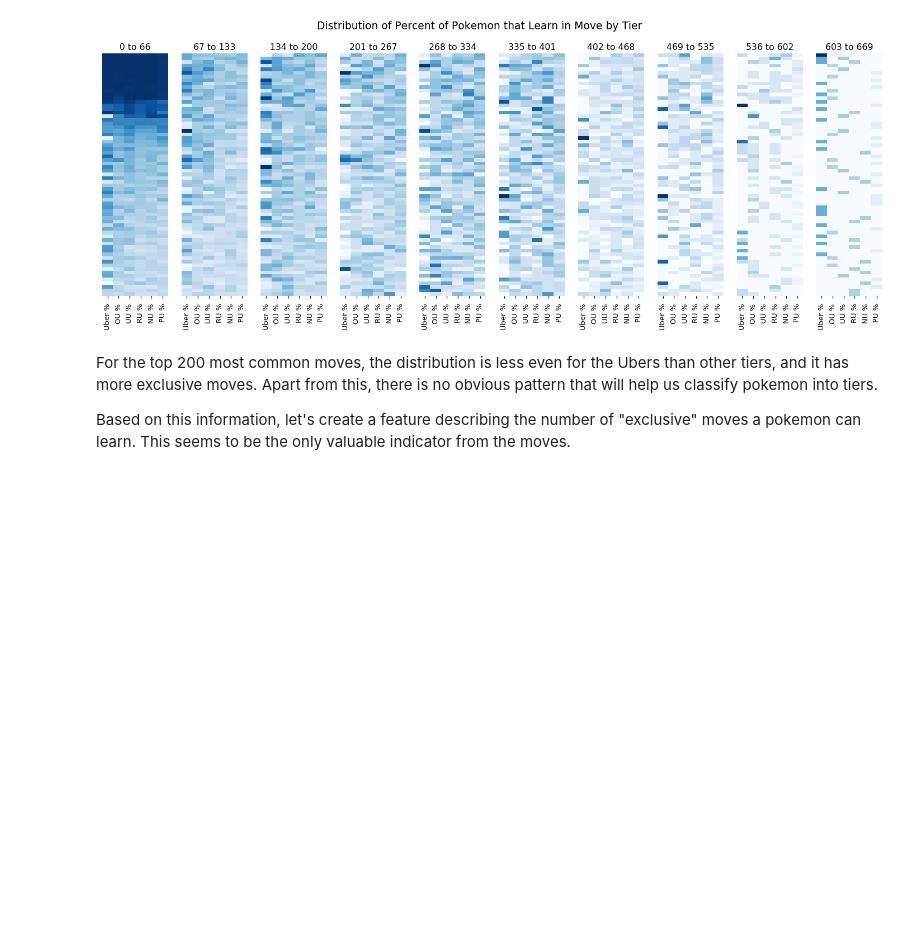
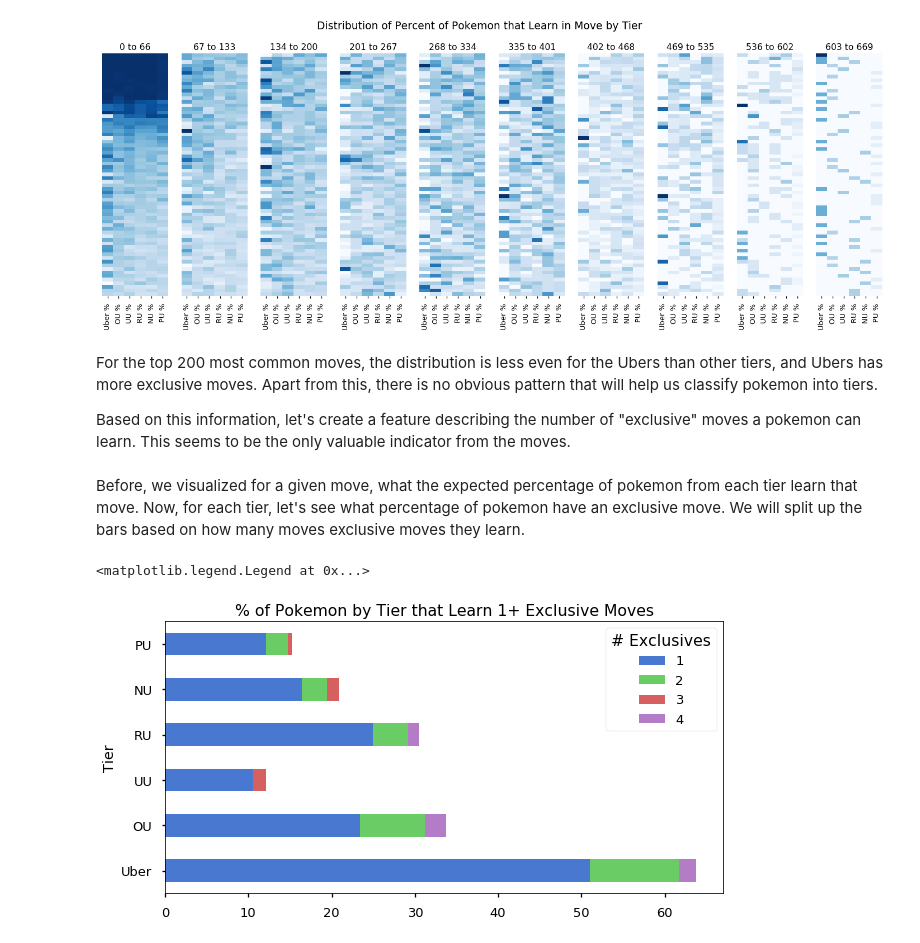
Before and after one commit to n2cholas/pokemon-analysis, a Jupyter notebook: Pokemon-Analysis.ipynb, the cells around one changed output. Saved outputs shown, nothing was run; the diff lists cells and outputs as text; code cells hidden in the pictures; blank space fills up the shorter version.

```diff
--- a/Pokemon-Analysis.ipynb
+++ b/Pokemon-Analysis.ipynb
@@ -450,7 +513,7 @@ fig.suptitle('Distribution of Percent of Pokemon that Learn in Move by Tier')
 Text(0.5,0.98,'Distribution of Percent of Pokemon that Learn in Move by Tier')
 [figure]
 # %% [markdown]
-For the top 200 most common moves, the distribution is less even for the Ubers than other tiers, and it has more exclusive moves. Apart from this, there is no obvious pattern that will help us classify pokemon into tiers.
+For the top 200 most common moves, the distribution is less even for the Ubers than other tiers, and Ubers has more exclusive moves. Apart from this, there is no obvious pattern that will help us classify pokemon into tiers.
 
 Based on this information, let's create a feature describing the number of "exclusive" moves a pokemon can learn. This seems to be the only valuable indicator from the moves.
 # %%
@@ -458,3 +521,24 @@ exclusive_moves = set(mdf[mdf['count'] <= 3].index)
 df['num_exclusive'] = 0
 for ind, row in df.iterrows():
     df.loc[ind, 'num_exclusive'] += len(exclusive_moves.intersection(row.moves))
+# %% [markdown]
+Before, we visualized for a given move, what the expected percentage of pokemon from each tier learn that move. Now, for each tier, let's see what percentage of pokemon have an exclusive move. We will split up the bars based on how many moves exclusive moves they learn.
+# %%
+edf = df.loc[:, ['tier', 'tier_num', 'num_exclusive']]
+edf['indicator'] = edf.apply(lambda x: 1 if x.num_exclusive > 0 else 0, axis=1)
+edf = edf.pivot_table(values='indicator', index=['tier', 'tier_num'], columns='num_exclusive', fill_value=0, aggfunc=np.count_nonzero)
+edf.reset_index(inplace=True)
+edf.columns = ['Tier', 'tier_num'] + [str(i) for i in range(5)]
+edf.sort_values('tier_num', inplace=True)
+del edf['tier_num']
+del edf['0']
+
+for i in range(1,  5):
+    edf[str(i)] = edf.apply(lambda x: x[str(i)]/tier_size[x['Tier']]*100, axis=1)
+
+edf.set_index('Tier').plot.barh(stacked=True, color=sns.color_palette('muted'), figsize=(10, 5))
+plt.gca().set(title='% of Pokemon by Tier that Learn 1+ Exclusive Moves')
+plt.legend(title='# Exclusives')
+# %% [output]
+<matplotlib.legend.Legend at 0x...>
+[figure, added]
```
Also changed, not shown: parts of 33 cells of this notebook.
